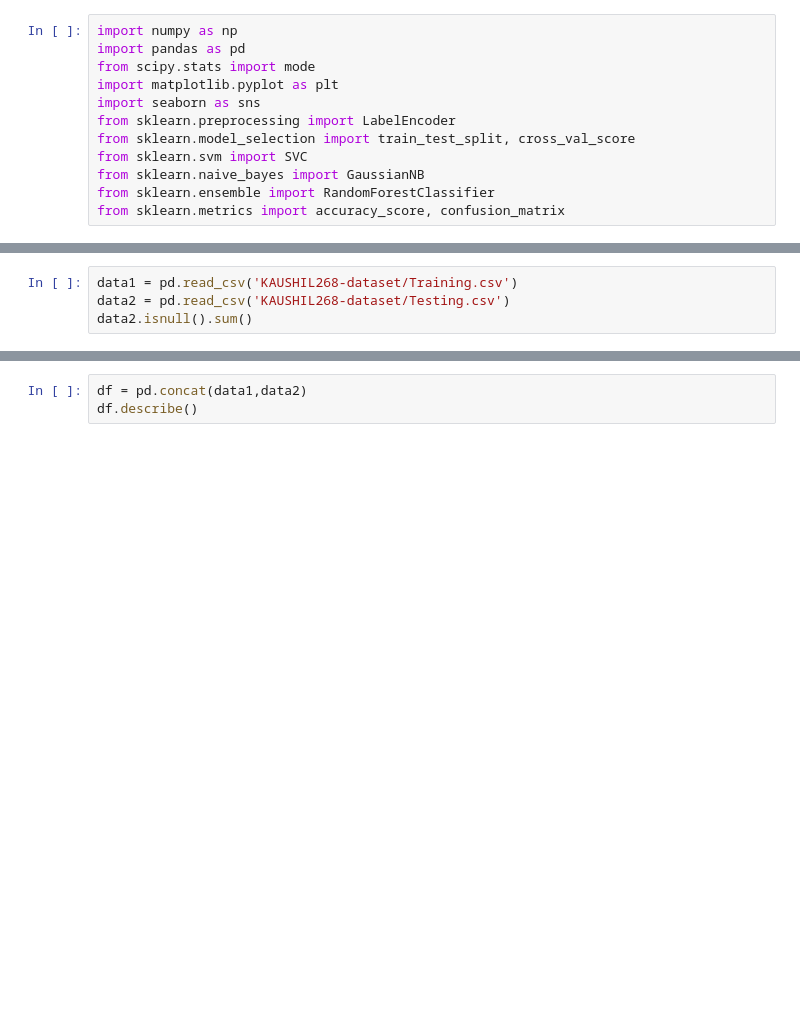
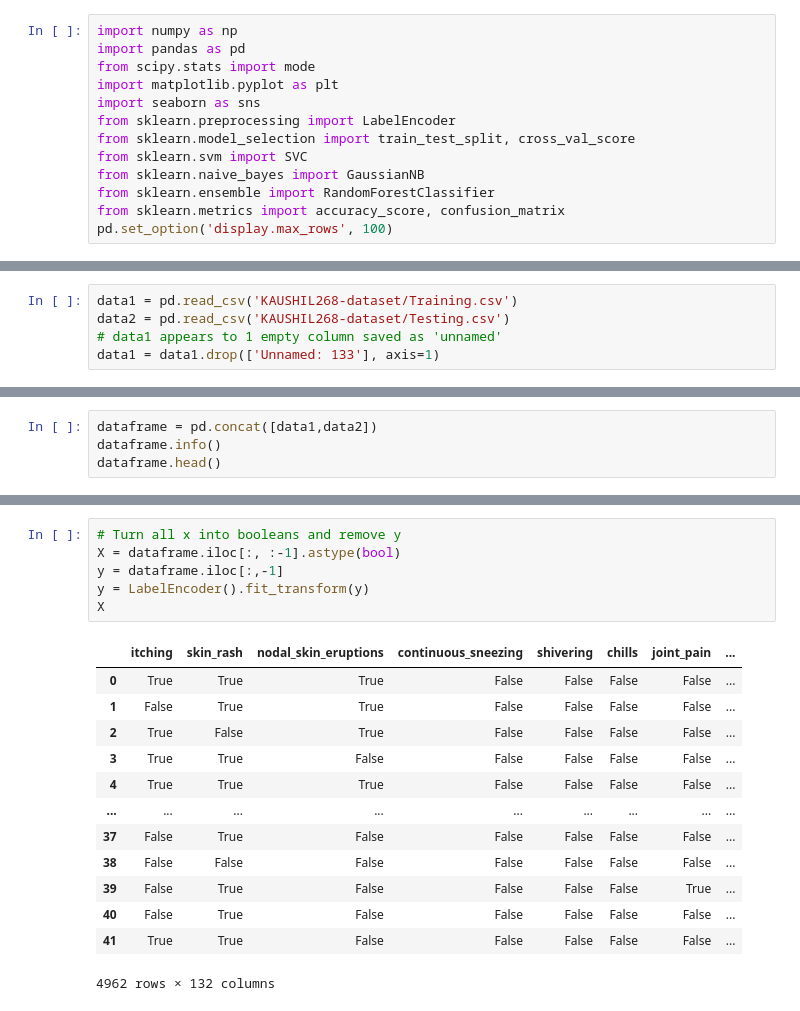
Before and after one commit to cegavix/Virtual-Doctors-Chatbot, a Jupyter notebook: create_model.ipynb, the cells around one changed output, grey strips where cells are left out. Saved outputs shown, nothing was run; the diff lists cells and outputs as text; blank space fills up the shorter version.

```diff
--- a/create_model.ipynb
+++ b/create_model.ipynb
@@ -10,4 +10,5 @@ from sklearn.svm import SVC
 from sklearn.naive_bayes import GaussianNB
 from sklearn.ensemble import RandomForestClassifier
 from sklearn.metrics import accuracy_score, confusion_matrix
+pd.set_option('display.max_rows', 100)
 # %% [markdown]
@@ -15,4 +16,5 @@ from sklearn.metrics import accuracy_score, confusion_matrix
 # %%
 data1 = pd.read_csv('KAUSHIL268-dataset/Training.csv')
 data2 = pd.read_csv('KAUSHIL268-dataset/Testing.csv')
-data2.isnull().sum()
+# data1 appears to 1 empty column saved as 'unnamed'
+data1 = data1.drop(['Unnamed: 133'], axis=1)
@@ -31,0 +21,4 @@ Length: 133, dtype: int64
+# %%
+dataframe = pd.concat([data1,data2])
+dataframe.info()
+dataframe.head()
@@ -32,3 +61,20 @@ Length: 133, dtype: int64
 # %%
-df = pd.concat(data1,data2)
-df.describe()
+# Turn all x into booleans and remove y
+X = dataframe.iloc[:, :-1].astype(bool)
+y = dataframe.iloc[:,-1]
+y = LabelEncoder().fit_transform(y)
+X
+# %% [output]
+|  | itching | skin_rash | nodal_skin_eruptions | continuous_sneezing | shivering | chills | joint_pain | ... |
+| 0 | True | True | True | False | False | False | False | ... |
+| 1 | False | True | True | False | False | False | False | ... |
+| 2 | True | False | True | False | False | False | False | ... |
+| 3 | True | True | False | False | False | False | False | ... |
+| 4 | True | True | True | False | False | False | False | ... |
+| ... | ... | ... | ... | ... | ... | ... | ... | ... |
+| 37 | False | True | False | False | False | False | False | ... |
+| 38 | False | False | False | False | False | False | False | ... |
+| 39 | False | True | False | False | False | False | True | ... |
+| 40 | False | True | False | False | False | False | False | ... |
+| 41 | True | True | False | False | False | False | False | ... |
+4962 rows × 132 columns
```
Also changed, not shown: parts of 21 cells of this notebook, 8 other files.
